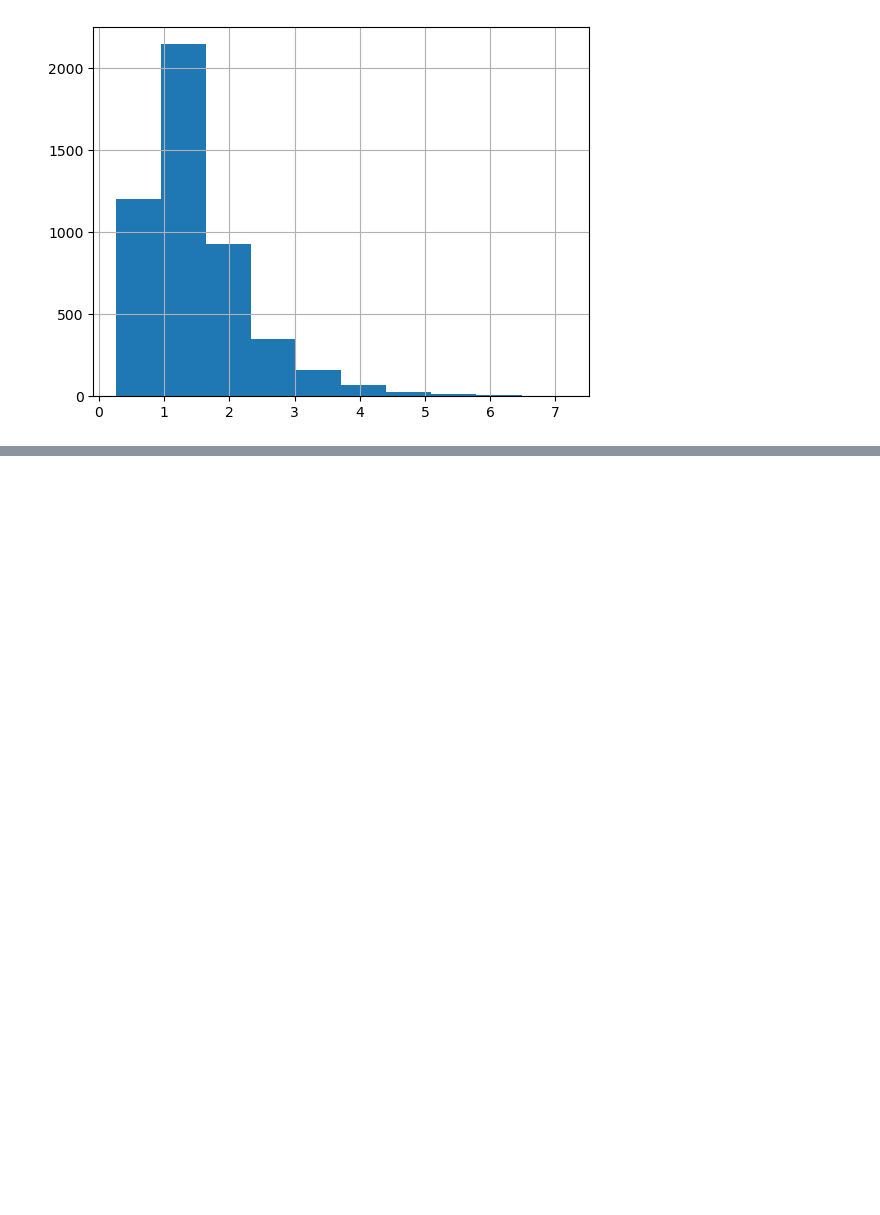
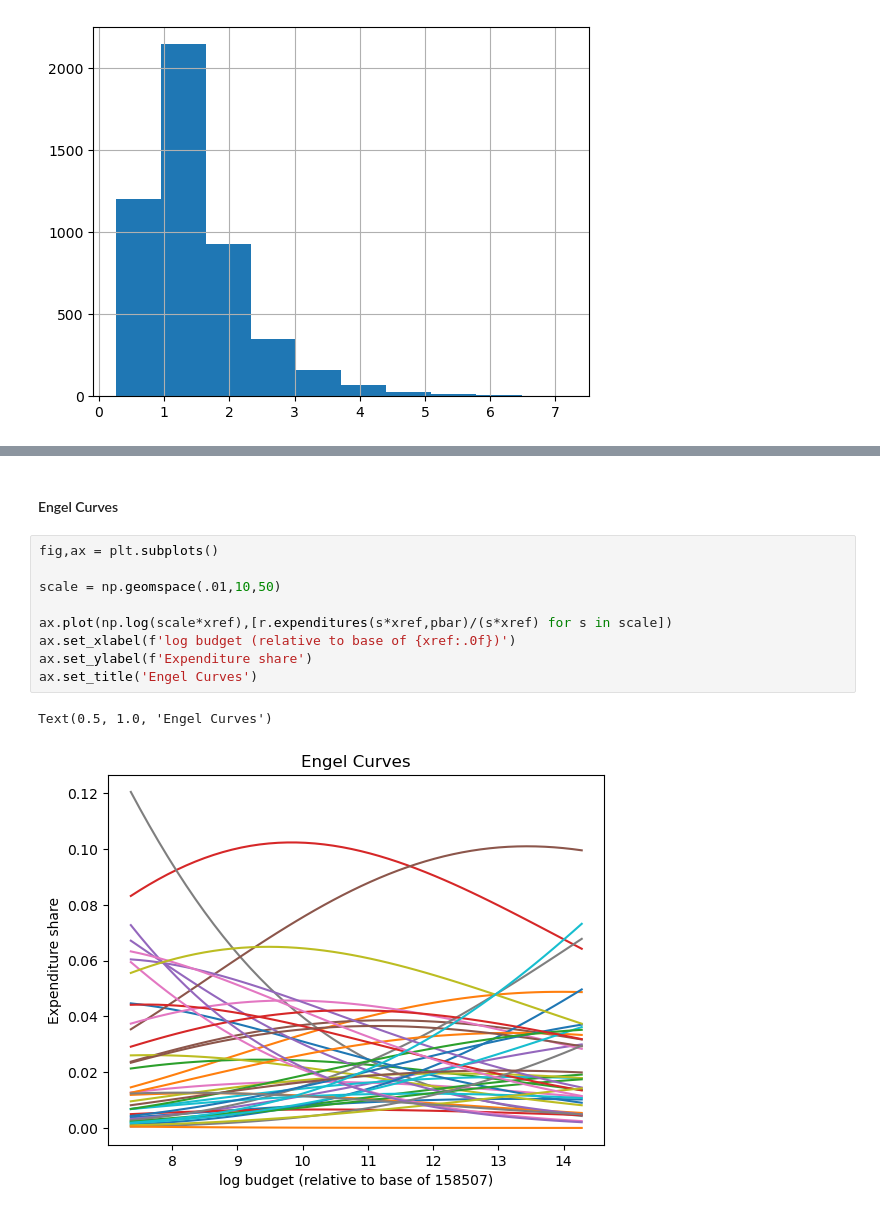
Before and after one commit to lauremariho/proj4_LutherBurbank, a Jupyter notebook: ethiopia_code.ipynb, the cells around one changed output, grey strips where cells are left out. Saved outputs shown, nothing was run; the diff lists cells and outputs as text; blank space fills up the shorter version.

```diff
--- a/ethiopia_code.ipynb
+++ b/ethiopia_code.ipynb
@@ -462,0 +600,14 @@ protein_data.hist()
+# %% [markdown]
+#### Engel Curves
+# %%
+fig,ax = plt.subplots()
+
+scale = np.geomspace(.01,10,50)
+
+ax.plot(np.log(scale*xref),[r.expenditures(s*xref,pbar)/(s*xref) for s in scale])
+ax.set_xlabel(f'log budget (relative to base of {xref:.0f})')
+ax.set_ylabel(f'Expenditure share')
+ax.set_title('Engel Curves')
+# %% [output]
+Text(0.5, 1.0, 'Engel Curves')
+[figure, added]
```
Also changed, not shown: parts of 43 cells of this notebook.
